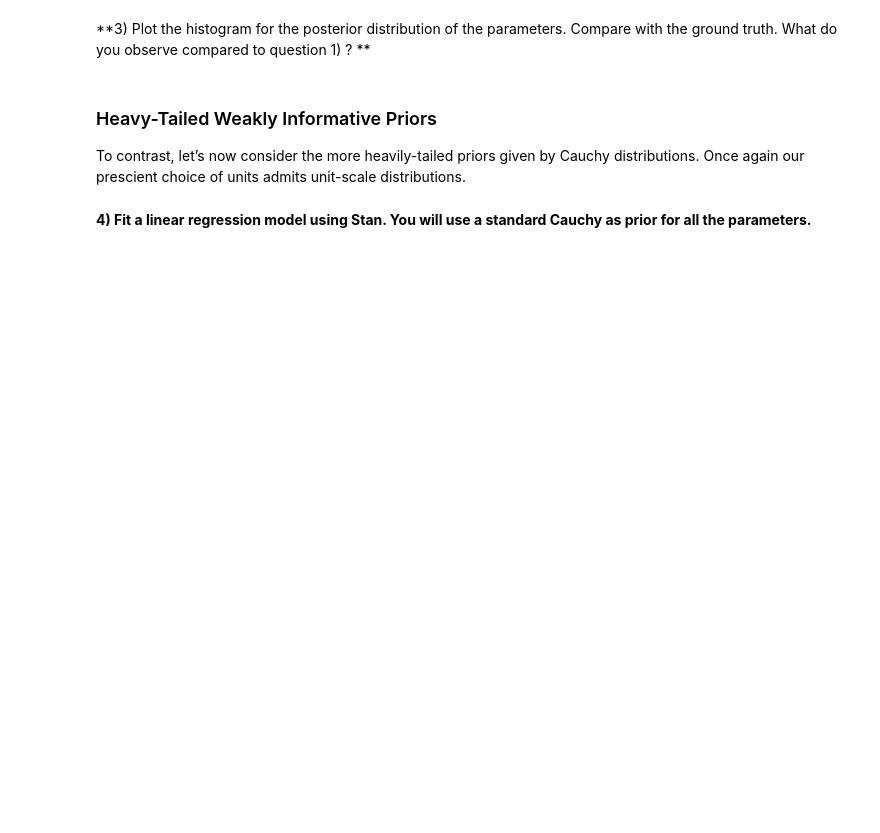
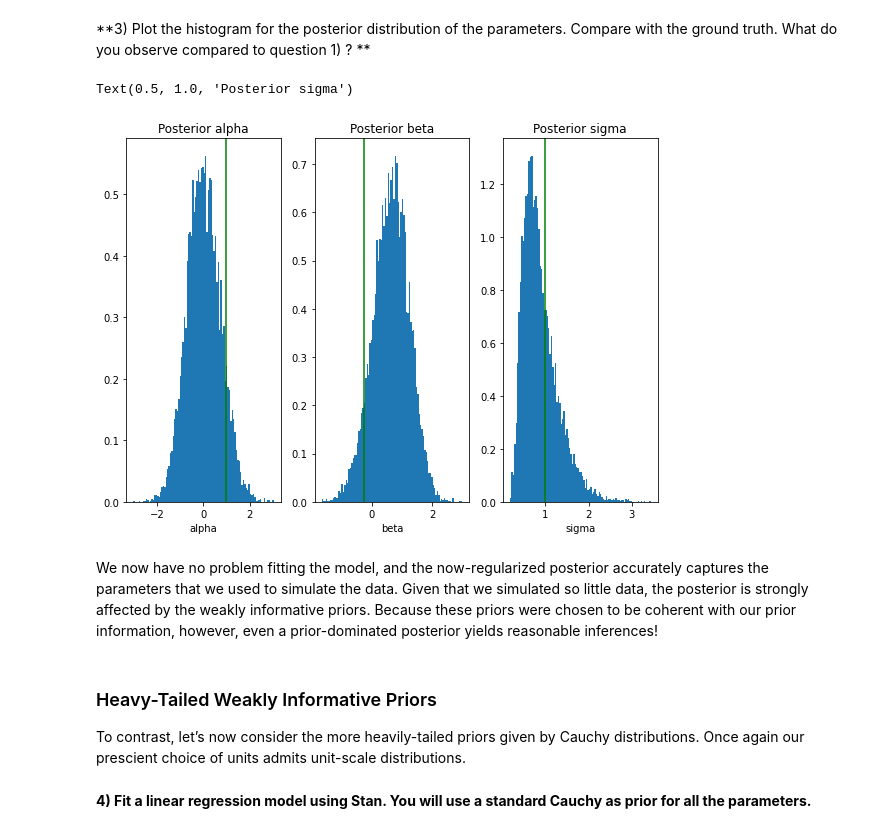
Before and after one commit to marcolorenzi/marcolorenzi.github.io, a Jupyter notebook: material/Bayes/ExerciseSession3_no_solution.ipynb, the cells around one changed output. Cells and saved outputs as stored; diff of their text form; code cells hidden in the pictures; blank space fills up the shorter version.

```diff
--- a/material/Bayes/ExerciseSession3_no_solution.ipynb
+++ b/material/Bayes/ExerciseSession3_no_solution.ipynb
@@ -118,0 +233,8 @@ When the scales are well-chosen all weakly informative priors behave similarly,
+# %%
+data_to_model = dict(N = N, y = daily_income, x = rain)
+
+seed = np.random.randint(0, MAX_UINT, size=1)[0]
+
+fit = stan_model.sampling(data = data_to_model, seed=seed, iter=11000, warmup=1000, chains=1)
+
+fit
@@ -119,5 +258,32 @@ When the scales are well-chosen all weakly informative priors behave similarly,
 # %% [markdown]
 **3) Plot the histogram for the posterior distribution of the parameters. Compare with the ground truth. What do you observe compared to question 1) ? **
+# %%
+est_alpha = fit.extract()['alpha']
+est_beta = fit.extract()['beta']
+est_sigma = fit.extract()['sigma']
+
+fig, axes = plt.subplots(1, 3,  tight_layout=True, figsize=(8,6))
+
+axes[0].hist(est_alpha, density=True, bins=100)
+axes[0].axvline(alpha, color='green')
+axes[0].set_xlabel('alpha')
+axes[0].set_title('Posterior alpha')
+
+
+axes[1].hist(est_beta, density=True, bins=100)
+axes[1].axvline(beta, color='green')
+axes[1].set_xlabel('beta')
+axes[1].set_title('Posterior beta')
+
+axes[2].hist(est_sigma, density=True, bins=100)
+axes[2].axvline(sigma, color='green')
+axes[2].set_xlabel('sigma')
+axes[2].set_title('Posterior sigma')
+# %% [output]
+Text(0.5, 1.0, 'Posterior sigma')
+[figure, added]
+# %% [markdown]
+We now have no problem fitting the model, and the now-regularized posterior accurately captures the parameters that we used to simulate the data. Given that we simulated so little data, the posterior is strongly affected by the weakly informative priors. Because these priors were chosen to be coherent with our prior information, however, even a prior-dominated posterior yields reasonable inferences!
 # %% [markdown]
 ### Heavy-Tailed Weakly Informative Priors
 
```
Also changed, not shown: parts of 40 cells of this notebook, 2 other files.
